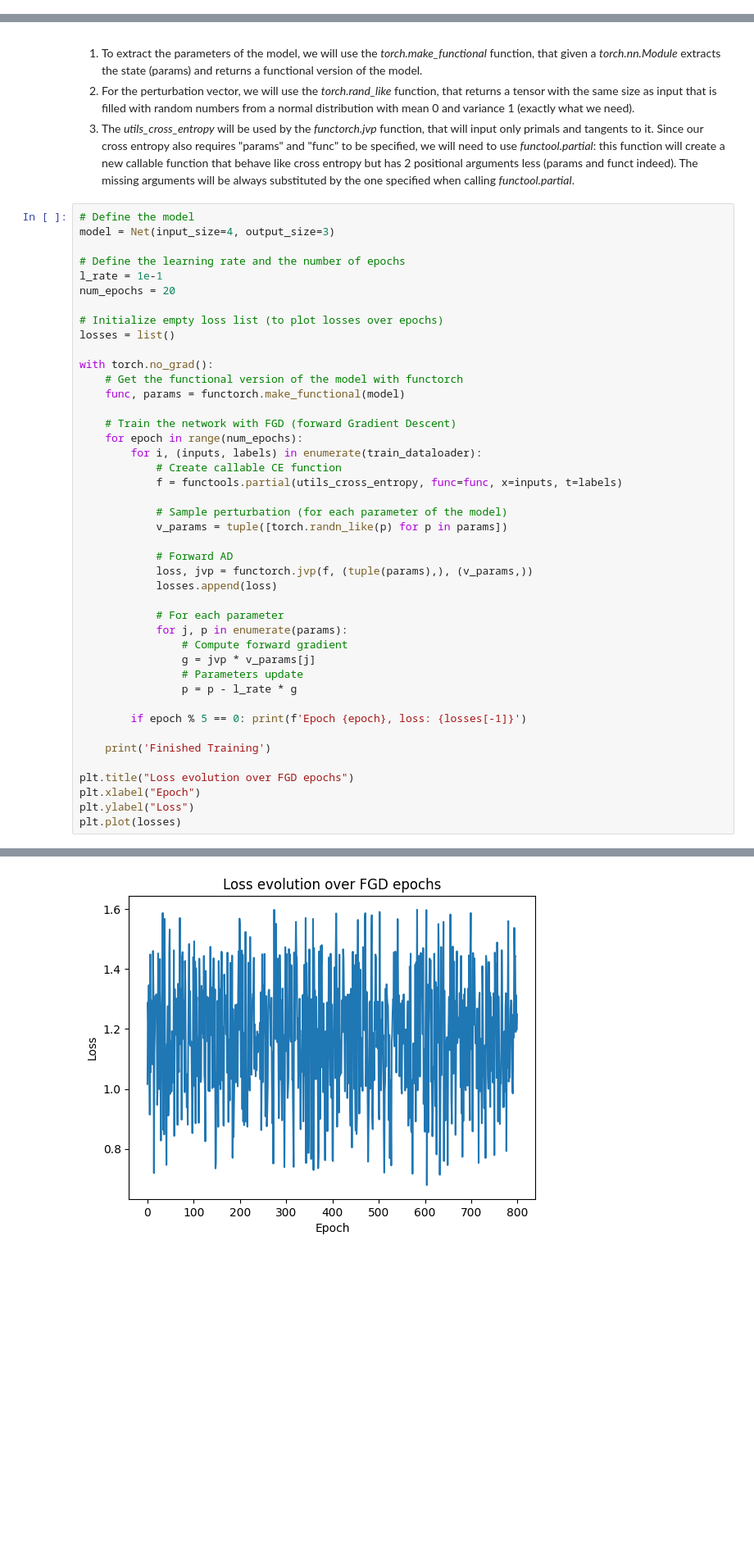
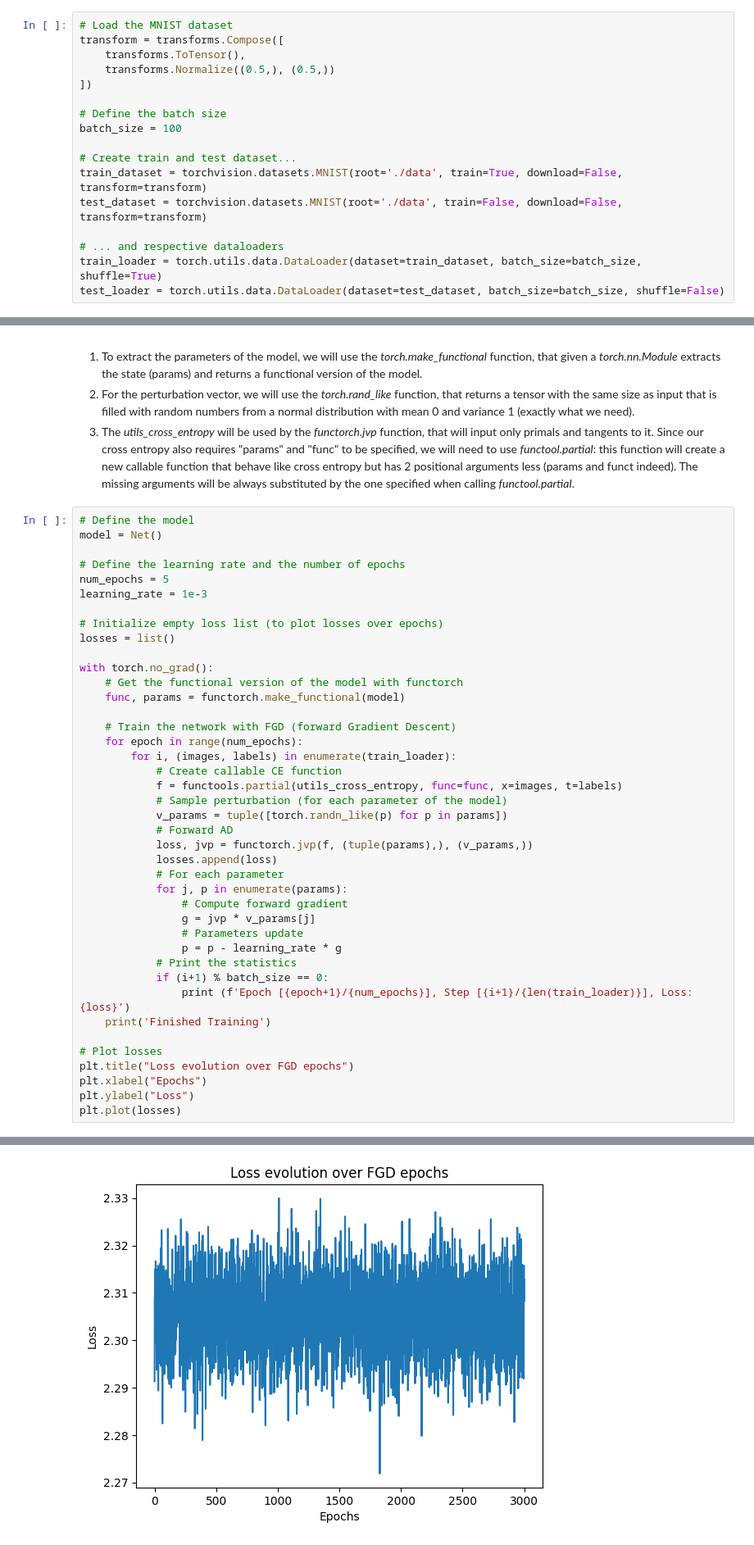
Before and after one commit to luigi-ga/GradientsWithoutBackpropagation, a Jupyter notebook: fwdgrad.ipynb, the cells around one changed output, grey strips where cells are left out. Shown at 82% size. Drawn from its saved outputs; the diff is of its cells as text; blank space fills up the shorter version.

```diff
--- a/fwdgrad.ipynb
+++ b/fwdgrad.ipynb
@@ -196,3 +183,20 @@ test_dataloader = torch.utils.data.DataLoader(test_dataset, batch_size=batch_siz
+# %%
+# Load the MNIST dataset
+transform = transforms.Compose([
+    transforms.ToTensor(),
+    transforms.Normalize((0.5,), (0.5,))
+])
+
+# Define the batch size
+batch_size = 100
+
+# Create train and test dataset...
+train_dataset = torchvision.datasets.MNIST(root='./data', train=True, download=False, transform=transform)
+test_dataset = torchvision.datasets.MNIST(root='./data', train=False, download=False, transform=transform)
+
+# ... and respective dataloaders
+train_loader = torch.utils.data.DataLoader(dataset=train_dataset, batch_size=batch_size, shuffle=True)
+test_loader = torch.utils.data.DataLoader(dataset=test_dataset, batch_size=batch_size, shuffle=False)
 # %% [markdown]
 Finally, let's train the network on the dataset.
 
@@ -202,11 +206,11 @@ Before proceeding, it is important to comment on some sections of the code:
 3. The *utils_cross_entropy* will be used by the *functorch.jvp* function, that will input only primals and tangents to it. Since our cross entropy also requires "params" and "func" to be specified, we will need to use *functool.partial*: this function will create a new callable function that behave like cross entropy but has 2 positional arguments less (params and funct indeed). The missing arguments will be always substituted by the one specified when calling *functool.partial*.
 # %%
 # Define the model
-model = Net(input_size=4, output_size=3)
+model = Net()
 
 # Define the learning rate and the number of epochs
-l_rate = 1e-1
-num_epochs = 20
+num_epochs = 5
+learning_rate = 1e-3
 
 # Initialize empty loss list (to plot losses over epochs)
 losses = list()
@@ -217,30 +221,28 @@ with torch.no_grad():
 
     # Train the network with FGD (forward Gradient Descent)
     for epoch in range(num_epochs):
-        for i, (inputs, labels) in enumerate(train_dataloader):
+        for i, (images, labels) in enumerate(train_loader):
             # Create callable CE function
-            f = functools.partial(utils_cross_entropy, func=func, x=inputs, t=labels)
-
+            f = functools.partial(utils_cross_entropy, func=func, x=images, t=labels)
             # Sample perturbation (for each parameter of the model)
             v_params = tuple([torch.randn_like(p) for p in params])
-
             # Forward AD
             loss, jvp = functorch.jvp(f, (tuple(params),), (v_params,))
             losses.append(loss)
-
             # For each parameter
             for j, p in enumerate(params):
                 # Compute forward gradient
                 g = jvp * v_params[j]
                 # Parameters update
-                p = p - l_rate * g
-
-        if epoch % 5 == 0: print(f'Epoch {epoch}, loss: {losses[-1]}')
-
+                p = p - learning_rate * g
+            # Print the statistics
+            if (i+1) % batch_size == 0:
+                print (f'Epoch [{epoch+1}/{num_epochs}], Step [{i+1}/{len(train_loader)}], Loss: {loss}')
     print('Finished Training')
 
+# Plot losses
 plt.title("Loss evolution over FGD epochs")
-plt.xlabel("Epoch")
+plt.xlabel("Epochs")
 plt.ylabel("Loss")
 plt.plot(losses)
 # %% [output]
@@ -251,3 +265,3 @@ Epoch 15, loss: 1.2752138376235962
 Finished Training
 [<matplotlib.lines.Line2D at 0x...>]
-[figure, old version]
+[figure, new version]
```
Also changed, not shown: parts of 12 cells of this notebook, 10 other files.
